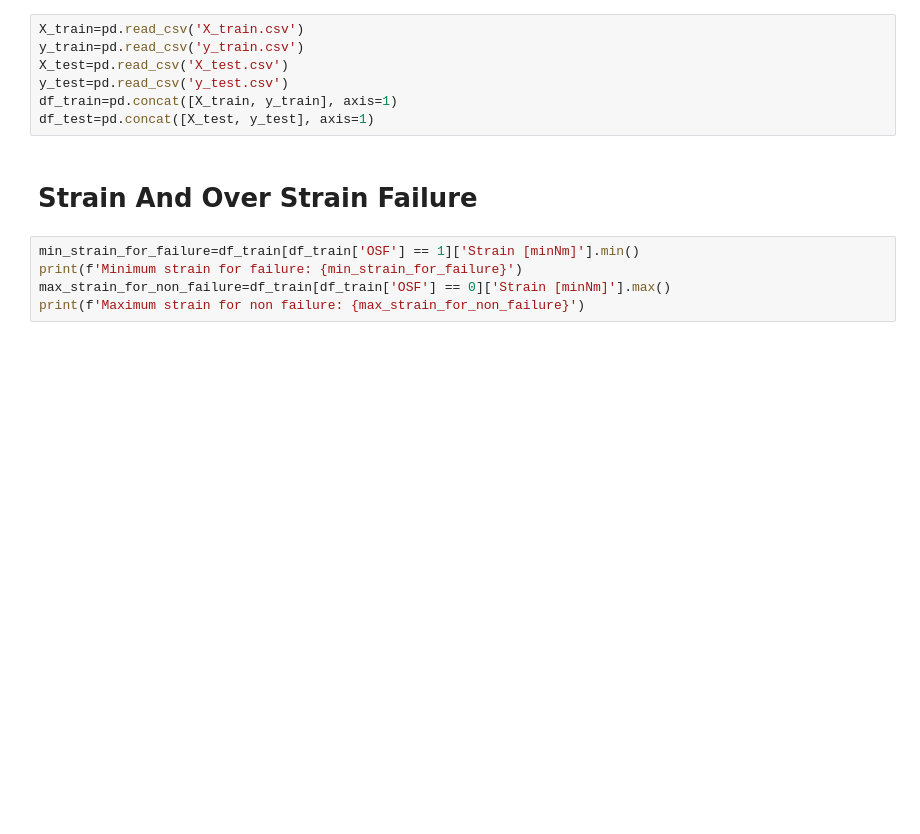
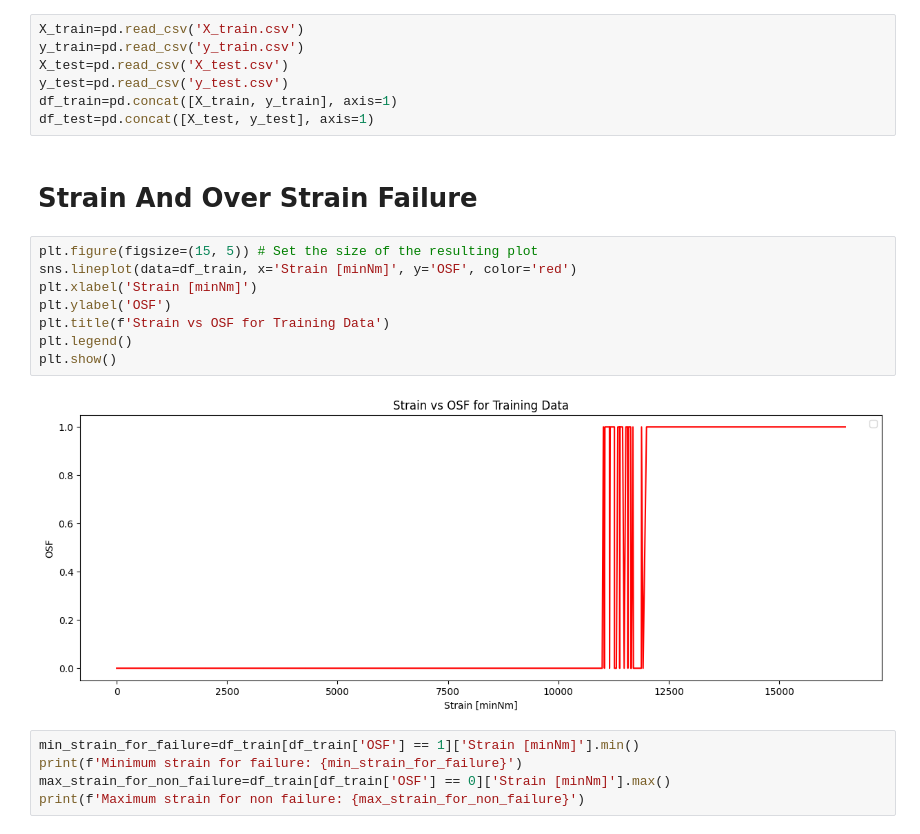
Before and after one commit to raymondsamalo/ITI113-Machine-Learning-Operations-Project, a Jupyter notebook: AI4I-2020/1.2_New_Features.ipynb, the cells around one changed output. Saved outputs shown, nothing was run; the diff lists cells and outputs as text; blank space fills up the shorter version.

```diff
--- a/AI4I-2020/1.2_New_Features.ipynb
+++ b/AI4I-2020/1.2_New_Features.ipynb
@@ -34,6 +34,16 @@ df_train=pd.concat([X_train, y_train], axis=1)
 df_test=pd.concat([X_test, y_test], axis=1)
 # %% [markdown]
 # Strain And Over Strain Failure
+# %%
+plt.figure(figsize=(15, 5)) # Set the size of the resulting plot
+sns.lineplot(data=df_train, x='Strain [minNm]', y='OSF', color='red')
+plt.xlabel('Strain [minNm]')
+plt.ylabel('OSF')
+plt.title(f'Strain vs OSF for Training Data')
+plt.legend()
+plt.show()
+# %% [output]
+[figure, added]
 # %%
 min_strain_for_failure=df_train[df_train['OSF'] == 1]['Strain [minNm]'].min()
 print(f'Minimum strain for failure: {min_strain_for_failure}')
```
Also changed, not shown: parts of 8 cells of this notebook.
